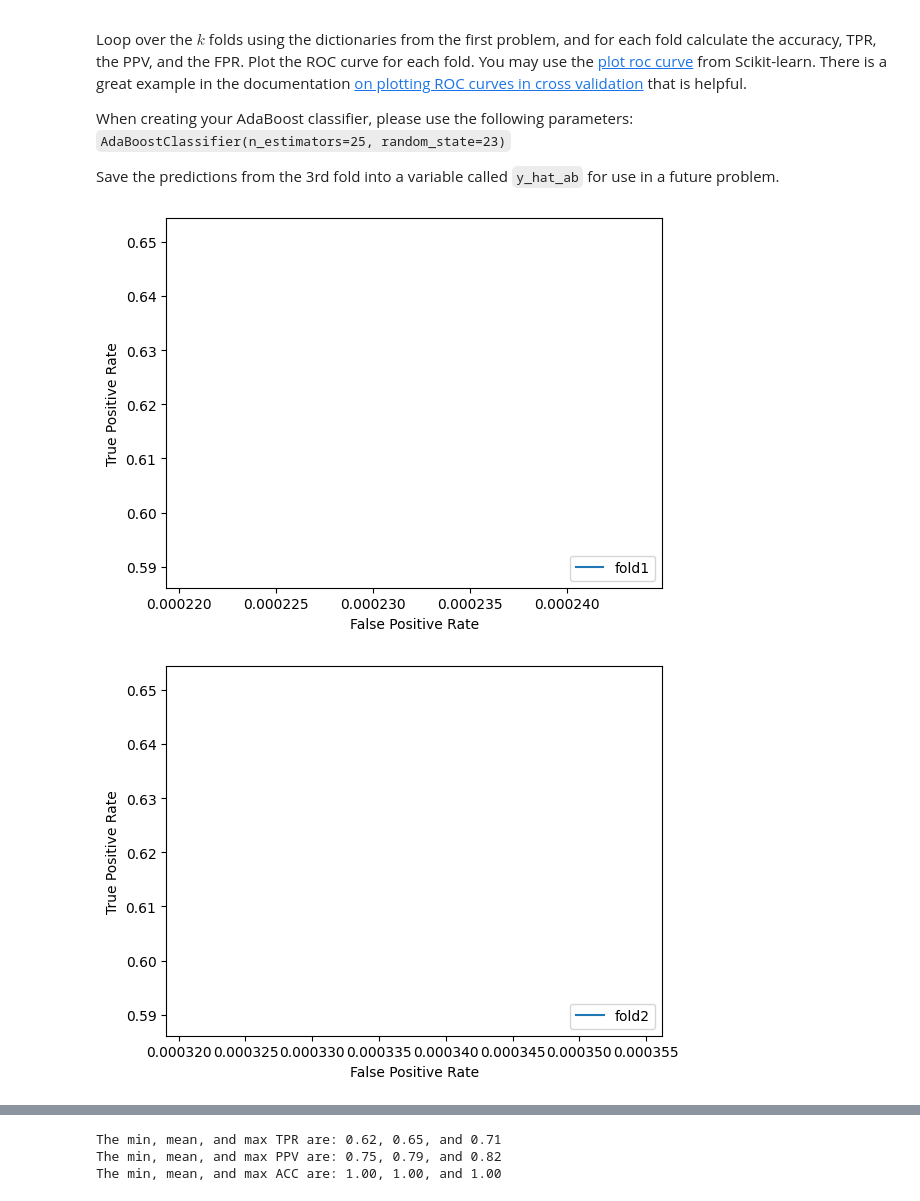
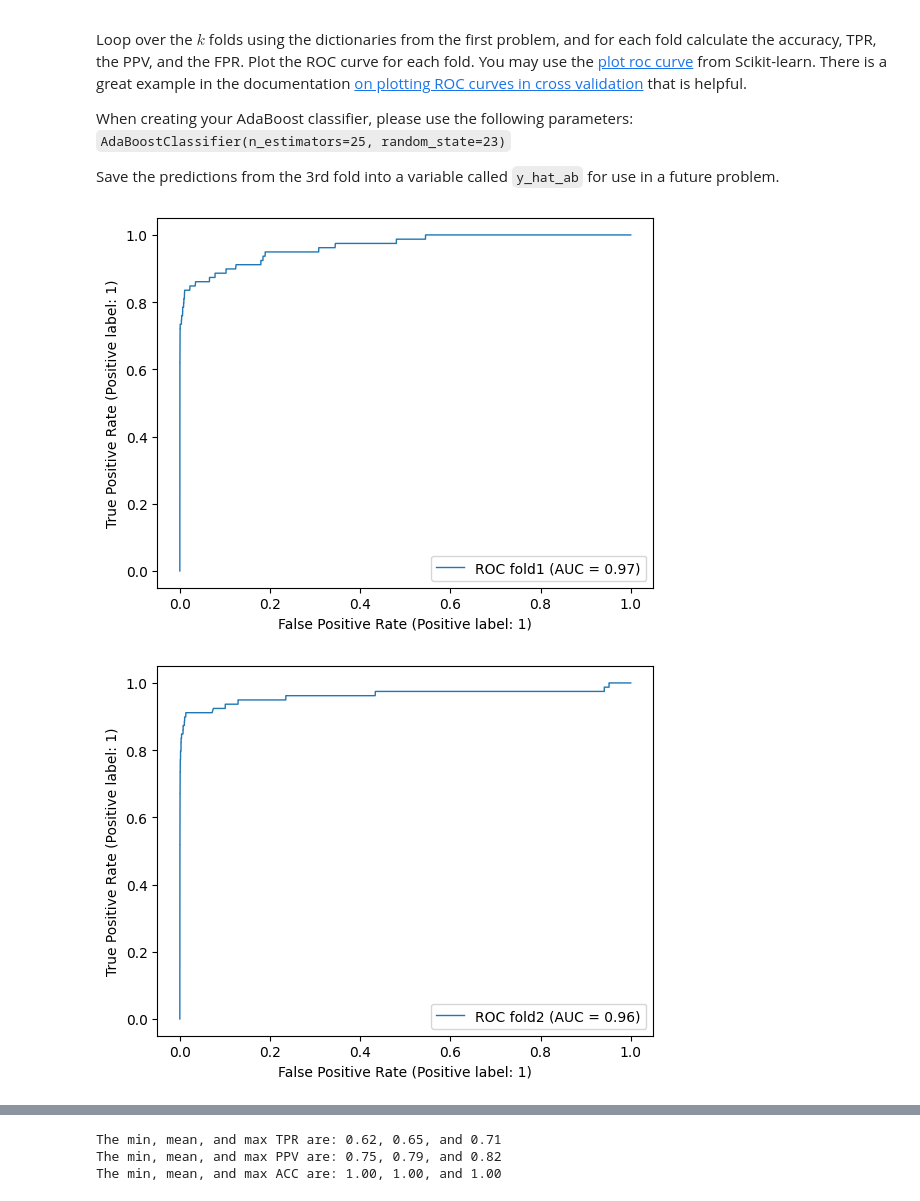
Before and after one commit to BictorFonseca/DataAnalysis, a Jupyter notebook: CS329E_HW09.ipynb, the cells around one changed output, grey strips where cells are left out. Saved outputs shown, nothing was run; the diff lists cells and outputs as text; code cells hidden in the pictures.

```diff
--- a/CS329E_HW09.ipynb
+++ b/CS329E_HW09.ipynb
@@ -102,29 +102,27 @@ fpr_ab = []
 proba=[]
 # %%
 # your code here
+
 for n in range(1,4):
     trainX=d_train_df_X[n]
     trainY=d_train_s_y[n]
     testX=d_test_df_X[n]
     testY=d_test_s_y[n]
 
     abModel=AdaBoostClassifier(n_estimators=25, random_state=23)
     abModel.fit(trainX,trainY)
-
+    viz = RocCurveDisplay.from_estimator(abModel,testX, testY, name=f"ROC fold{n}",lw=1)
     if n==3:
         y_hat_ab=abModel.predict(testX)
     pred=abModel.predict(testX)
     tn = ((pred == 0) & (testY == 0)).sum()
     fp = ((pred == 1) & (testY == 0)).sum()
     fn = ((pred == 0) & (testY == 1)).sum()
     tp = ((pred == 1) & (testY == 1)).sum()
     acc_ab.append((tp+tn)/(tp+tn+fp+fn))
     tpr_ab.append((tp)/(tp+fn))
     ppv_ab.append((tp)/(tp+fp))
     fpr_ab.append((fp)/(fp+tn))
-    p=RocCurveDisplay(fpr=fpr_ab[-1], tpr=tpr_ab[-1])
-    p.plot(label=f"fold{n}")
-plt.show()
 # %% [output]
-[figure, old version]
+[figure, new version]
-[figure, old version]
+[figure, new version]
```
Also changed, not shown: parts of 2 cells of this notebook.
